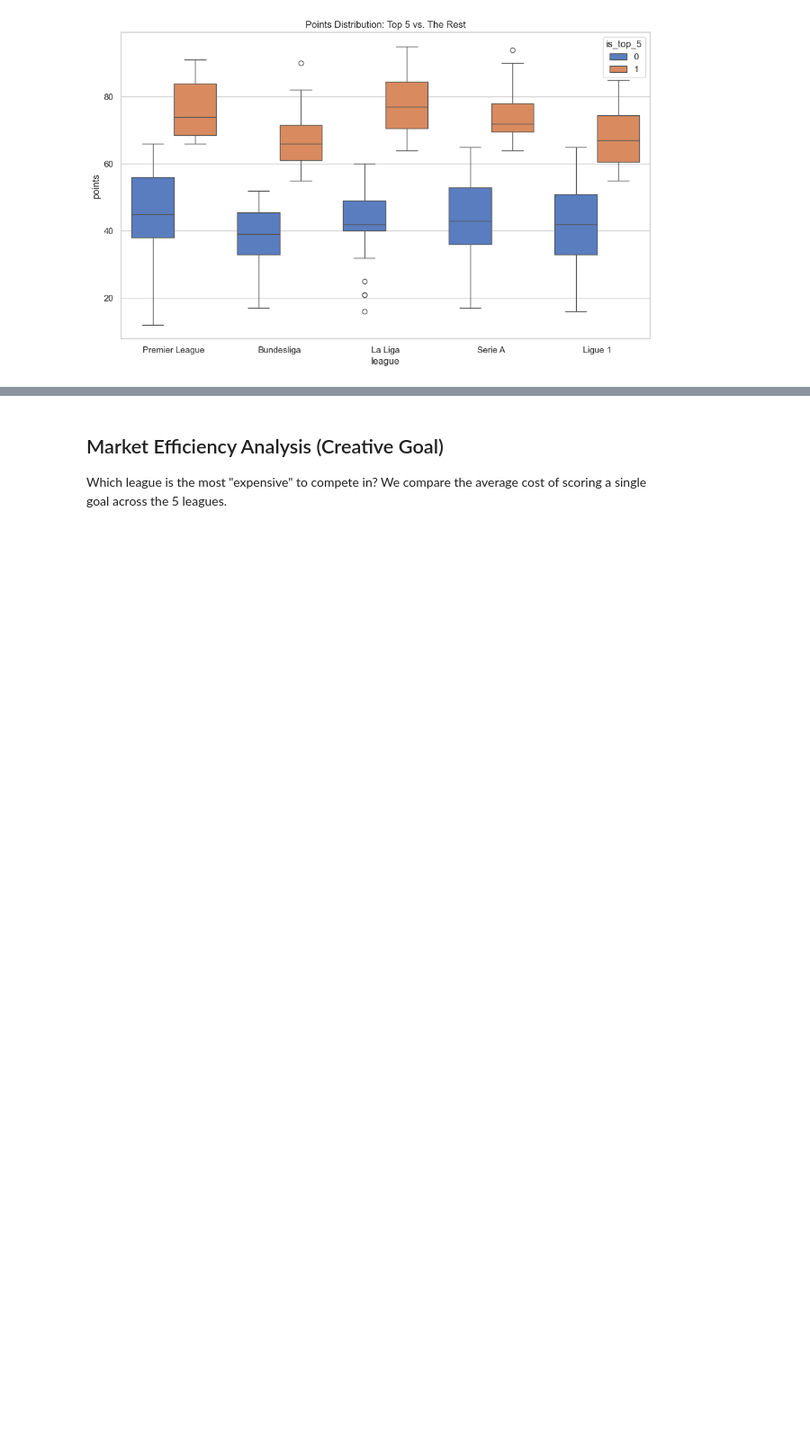
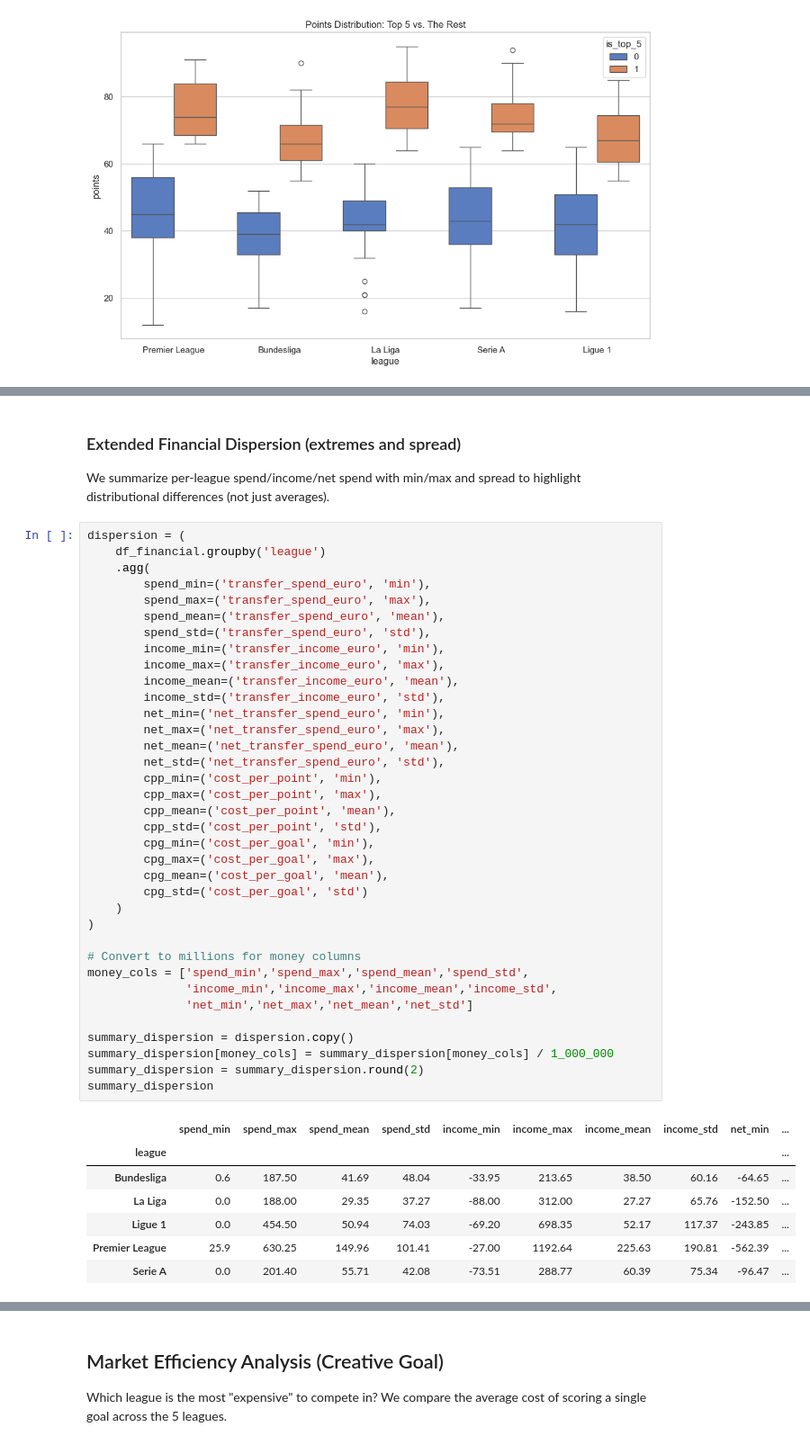
Before and after one commit to minhsang-03/project, a Jupyter notebook: notebooks/01_eda.ipynb, the cells around one changed output, grey strips where cells are left out. Shown at 90% size. Saved outputs shown, nothing was run; the diff lists cells and outputs as text; blank space fills up the shorter version.

```diff
--- a/notebooks/01_eda.ipynb
+++ b/notebooks/01_eda.ipynb
@@ -133,0 +225,47 @@ plt.show()
+# %% [markdown]
+### Extended Financial Dispersion (extremes and spread)
+We summarize per-league spend/income/net spend with min/max and spread to highlight distributional differences (not just averages).
+# %%
+dispersion = (
+    df_financial.groupby('league')
+    .agg(
+        spend_min=('transfer_spend_euro', 'min'),
+        spend_max=('transfer_spend_euro', 'max'),
+        spend_mean=('transfer_spend_euro', 'mean'),
+        spend_std=('transfer_spend_euro', 'std'),
+        income_min=('transfer_income_euro', 'min'),
+        income_max=('transfer_income_euro', 'max'),
+        income_mean=('transfer_income_euro', 'mean'),
+        income_std=('transfer_income_euro', 'std'),
+        net_min=('net_transfer_spend_euro', 'min'),
+        net_max=('net_transfer_spend_euro', 'max'),
+        net_mean=('net_transfer_spend_euro', 'mean'),
+        net_std=('net_transfer_spend_euro', 'std'),
+        cpp_min=('cost_per_point', 'min'),
+        cpp_max=('cost_per_point', 'max'),
+        cpp_mean=('cost_per_point', 'mean'),
+        cpp_std=('cost_per_point', 'std'),
+        cpg_min=('cost_per_goal', 'min'),
+        cpg_max=('cost_per_goal', 'max'),
+        cpg_mean=('cost_per_goal', 'mean'),
+        cpg_std=('cost_per_goal', 'std')
+    )
+)
+
+# Convert to millions for money columns
+money_cols = ['spend_min','spend_max','spend_mean','spend_std',
+              'income_min','income_max','income_mean','income_std',
+              'net_min','net_max','net_mean','net_std']
+
+summary_dispersion = dispersion.copy()
+summary_dispersion[money_cols] = summary_dispersion[money_cols] / 1_000_000
+summary_dispersion = summary_dispersion.round(2)
+summary_dispersion
+# %% [output]
+|  | spend_min | spend_max | spend_mean | spend_std | income_min | income_max | income_mean | income_std | net_min | ... |
+| league |  |  |  |  |  |  |  |  |  | ... |
+| Bundesliga | 0.6 | 187.50 | 41.69 | 48.04 | -33.95 | 213.65 | 38.50 | 60.16 | -64.65 | ... |
+| La Liga | 0.0 | 188.00 | 29.35 | 37.27 | -88.00 | 312.00 | 27.27 | 65.76 | -152.50 | ... |
+| Ligue 1 | 0.0 | 454.50 | 50.94 | 74.03 | -69.20 | 698.35 | 52.17 | 117.37 | -243.85 | ... |
+| Premier League | 25.9 | 630.25 | 149.96 | 101.41 | -27.00 | 1192.64 | 225.63 | 190.81 | -562.39 | ... |
+| Serie A | 0.0 | 201.40 | 55.71 | 42.08 | -73.51 | 288.77 | 60.39 | 75.34 | -96.47 | ... |
```
Also changed, not shown: parts of 18 cells of this notebook, 1 other file.
